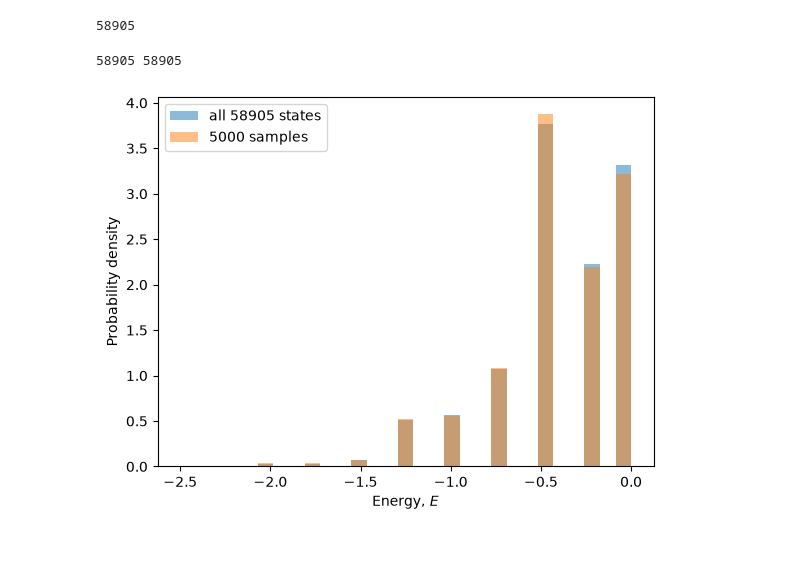
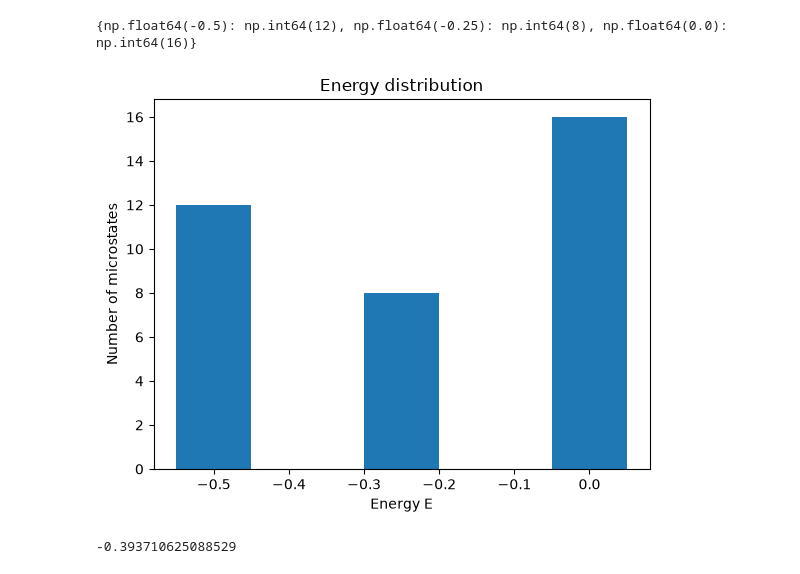
Before and after one commit to Asged/CompPhys, a Jupyter notebook: Week 05/W05D.ipynb, the cells around one changed output. Cells and saved outputs as stored; diff of their text form; code cells hidden in the pictures; blank space fills up the shorter version.

```diff
--- a/Week 05/W05D.ipynb
+++ b/Week 05/W05D.ipynb
@@ -41,37 +0,0 @@ plt.show()
-# %%
-L = 6
-N = 4
-states = make_microstate_factory(N=N, L=L)
-from math import comb
-
-
-total = comb(L**2, N)   # C(36, 4)
-print(total)
-# %% [output]
-58905
-# %%
-microState = make_microstate_factory(N=4, L=6)   # must give N=4, L=6
-
-# 2. Take the total from the class itself, and check it against the binomial
-total = microState(0).total
-print(total, comb(6**2, 4))                 # both should be 58905
-
-# 3. Full enumeration
-all_energies = [microState(i).energy for i in range(total)]
-
-# 4. Random sampling (microState() with no index draws a random state)
-n_samples = 5000
-sampled = [microState().energy for _ in range(n_samples)]
-
-# 5. Compare the two as normalized histograms
-fig, ax = plt.subplots()
-bins = np.linspace(min(all_energies), max(all_energies), 30)
-ax.hist(all_energies, bins=bins, density=True, alpha=0.5, label=f"all {total} states")
-ax.hist(sampled, bins=bins, density=True, alpha=0.5, label=f"{n_samples} samples")
-ax.set_xlabel("Energy, $E$")
-ax.set_ylabel("Probability density")
-ax.legend()
-plt.show()
-# %% [output]
-58905 58905
-[figure, removed]
@@ -77,0 +7,29 @@ plt.show()
+# %%
+L = 3
+sites = [(x, y) for x in range(L) for y in range(L)]
+
+d2 = pdist(sites, "sqeuclidean")
+
+E = np.zeros(len(d2))
+E[d2 == 1] = -0.5
+E[d2 == 2] = -0.25
+
+vals, counts = np.unique(E, return_counts=True)
+print(dict(zip(vals, counts)))
+
+plt.bar(vals, counts, width=0.1)
+plt.xlabel("Energy E")
+plt.ylabel("Number of microstates")
+plt.title("Energy distribution")
+plt.show()
+
+# canonical average
+def avg_E(kT, E):
+    w = np.exp(-E / kT)
+    return (E * w).sum() / w.sum()
+
+print(avg_E(0.25, E))
+# %% [output]
+{np.float64(-0.5): np.int64(12), np.float64(-0.25): np.int64(8), np.float64(0.0): np.int64(16)}
+[figure, added]
+-0.393710625088529
```
Also changed, not shown: parts of 13 cells of this notebook, 5 other files.
